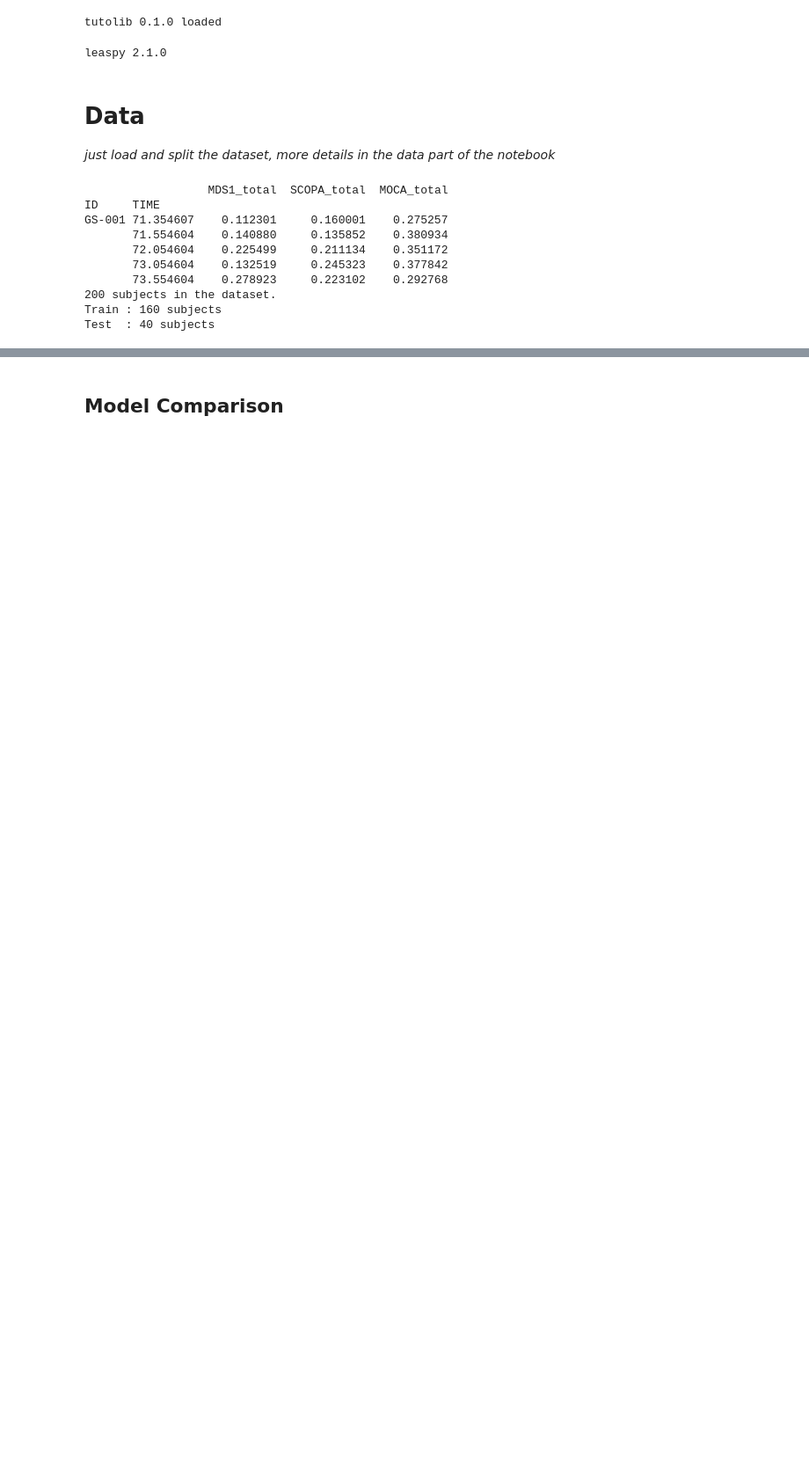
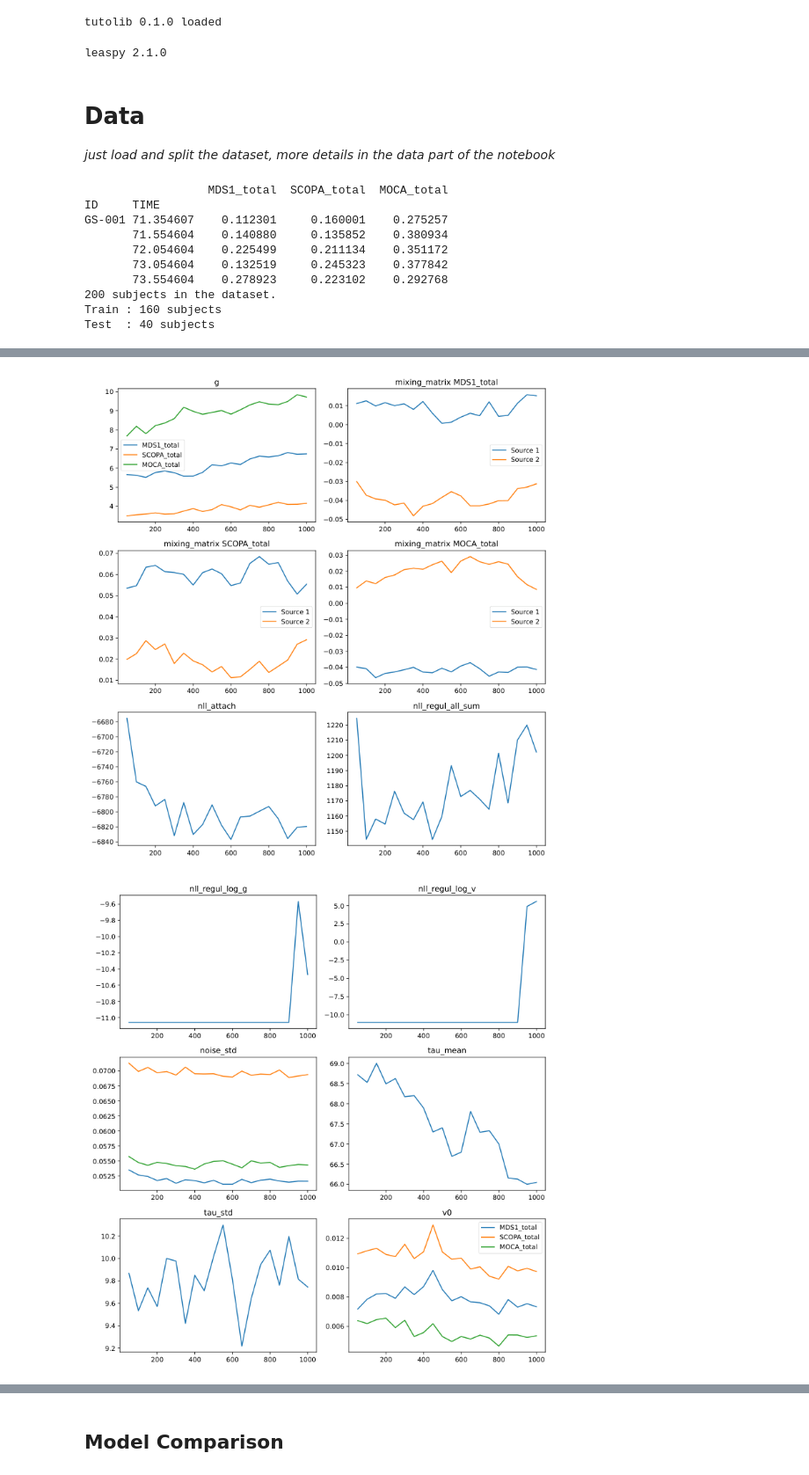
Before and after one commit to aramis-lab/leaspy_tutorial, a Jupyter notebook: notebooks/fit.ipynb, the cells around one changed output, grey strips where cells are left out. Shown at 88% size. Drawn from its saved outputs; the diff is of its cells as text; code cells hidden in the pictures; blank space fills up the shorter version.

```diff
--- a/notebooks/fit.ipynb
+++ b/notebooks/fit.ipynb
@@ -109,0 +125,11 @@ Fit with `mcmc_saem` took: 9.77s
+# %%
+doc = fitz.open("_outputs/plots/convergence_parameters.pdf")
+
+for i, page in enumerate(doc):
+    pix = page.get_pixmap()
+    img_path = f"convergence_page_{i+1}.png"
+    pix.save(img_path)
+    display(Image(img_path))
+# %% [output]
+[figure, added]
+[figure, added]
```
Also changed, not shown: parts of 35 cells of this notebook.
